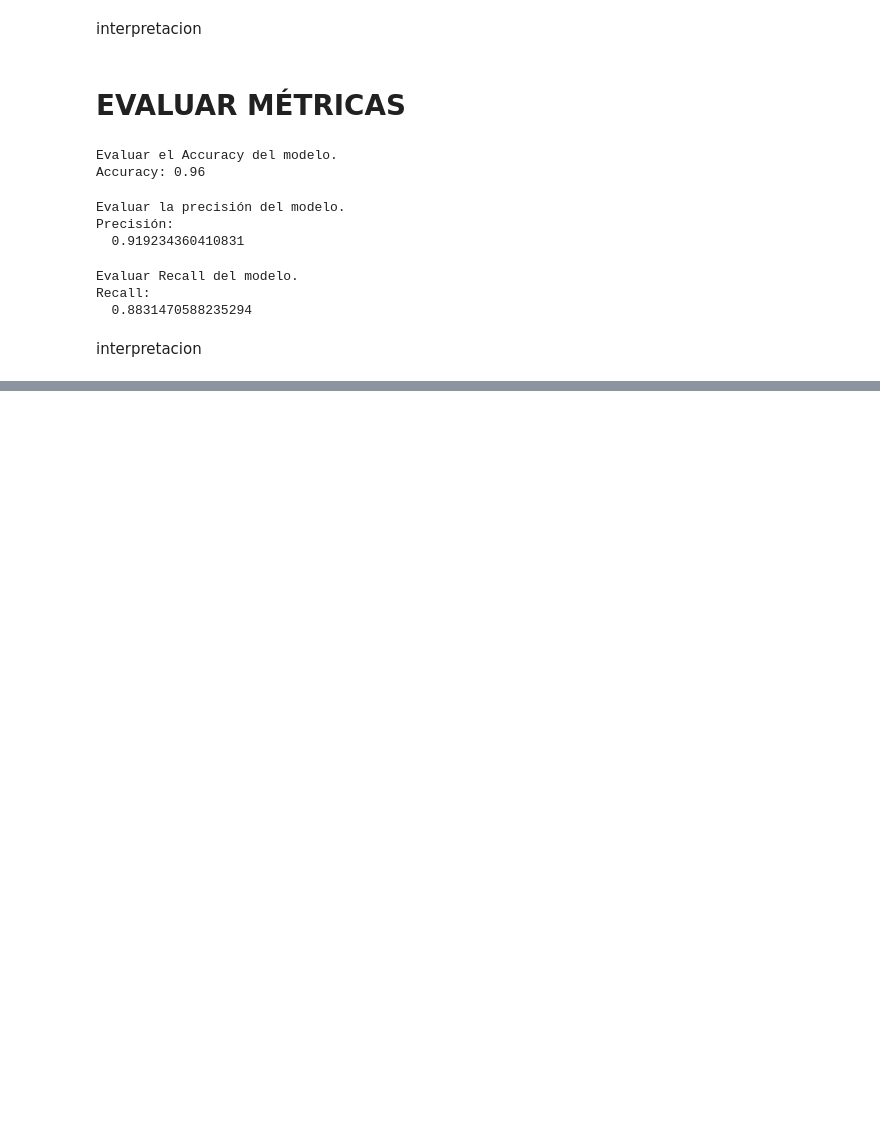
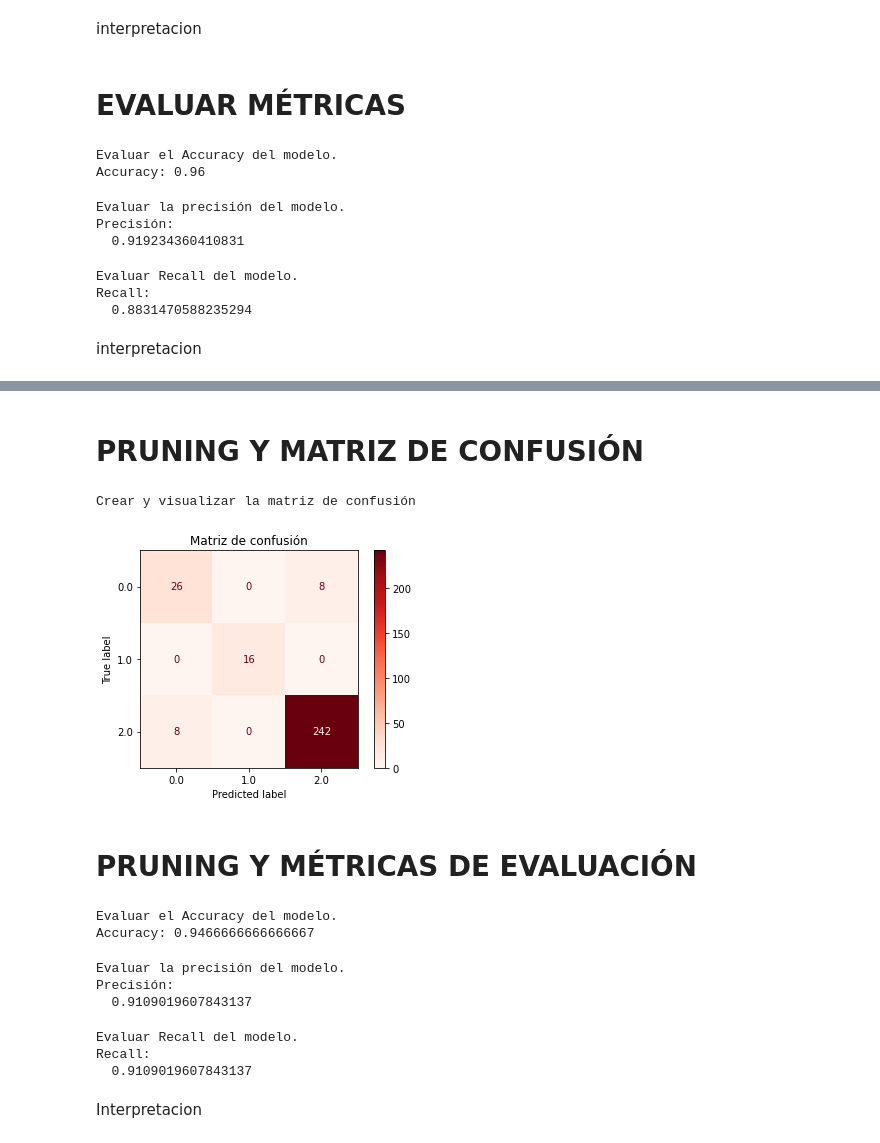
Before and after one commit to alex-htf/NRC_6292_VeronicaRodriguez_Lab1Unidad2, a Jupyter notebook: [NRC_6292]_VeronicaRodriguez_Lab1Unidad2.ipynb, the cells around one changed output, grey strips where cells are left out. Drawn from its saved outputs; the diff is of its cells as text; code cells hidden in the pictures; blank space fills up the shorter version.

```diff
--- a/[NRC_6292]_VeronicaRodriguez_Lab1Unidad2.ipynb
+++ b/[NRC_6292]_VeronicaRodriguez_Lab1Unidad2.ipynb
@@ -261,0 +292,7 @@ interpretacion
+# %%
+def arbolDecision():
+    '''Crear y entrenar un árbol de decisión.'''
+clf = DecisionTreeClassifier(criterion="entropy", max_depth=3)
+clf = clf.fit(X_train,y_train)
+print(arbolDecision.__doc__)
+print(arbolDecision())
@@ -261,0 +302,7 @@ interpretacion
+# %%
+def predecirArbol():
+    '''Predecir una respuesta a partir de los datos de prueba.'''
+y_pred = clf.predict(X_test)
+print(predecirArbol.__doc__)
+print(predecirArbol())
+print(y_pred)
@@ -261,0 +325,43 @@ interpretacion
+# %% [markdown]
+# PRUNING Y MATRIZ DE CONFUSIÓN
+# %%
+def matrizConf():
+    '''Crear y visualizar la matriz de confusión'''
+print(matrizConf.__doc__)
+confusion_matrix(y_test, y_pred)
+plot_confusion_matrix(clf, X_test, y_test, cmap=plt.cm.Reds)
+plt.title("Matriz de confusión")
+plt.show()
+# %% [output]
+Crear y visualizar la matriz de confusión
+[figure, added]
+# %% [markdown]
+# PRUNING Y MÉTRICAS DE EVALUACIÓN
+# %%
+def evaluarAccuracy():
+    '''Evaluar el Accuracy del modelo.'''
+print(evaluarAccuracy.__doc__)
+print("Accuracy:", metrics.accuracy_score(y_test, y_pred))
+# %% [output]
+Evaluar el Accuracy del modelo.
+Accuracy: 0.9466666666666667
+# %%
+def evaluarPrecisión():
+    '''Evaluar la precisión del modelo.'''
+print(evaluarPrecisión.__doc__)
+print("Precisión:\n ", metrics.precision_score(y_test, y_pred, average = 'macro'))
+# %% [output]
+Evaluar la precisión del modelo.
+Precisión:
+  0.9109019607843137
+# %%
+def evaluarRecall():
+    '''Evaluar Recall del modelo.'''
+print(evaluarRecall.__doc__)
+print("Recall:\n ", metrics.recall_score(y_test, y_pred, average = 'macro'))
+# %% [output]
+Evaluar Recall del modelo.
+Recall:
+  0.9109019607843137
+# %% [markdown]
+Interpretacion
```
Also changed, not shown: parts of 9 cells of this notebook.
